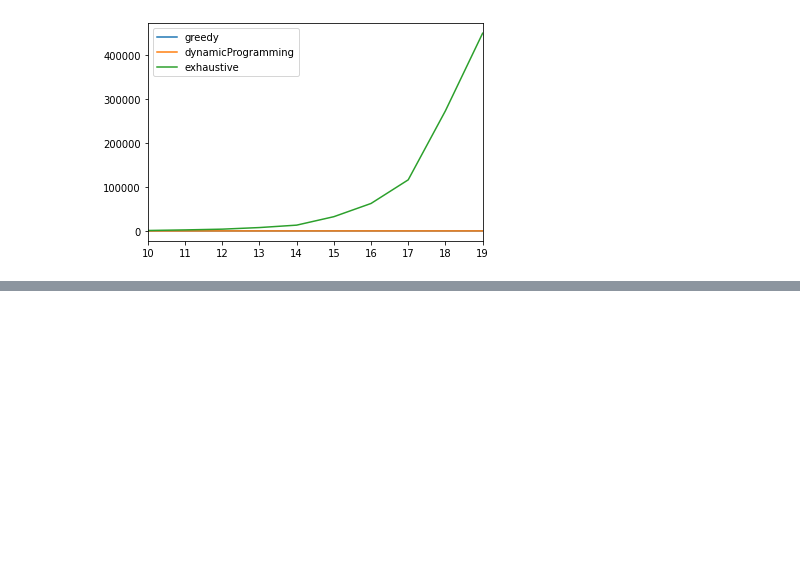
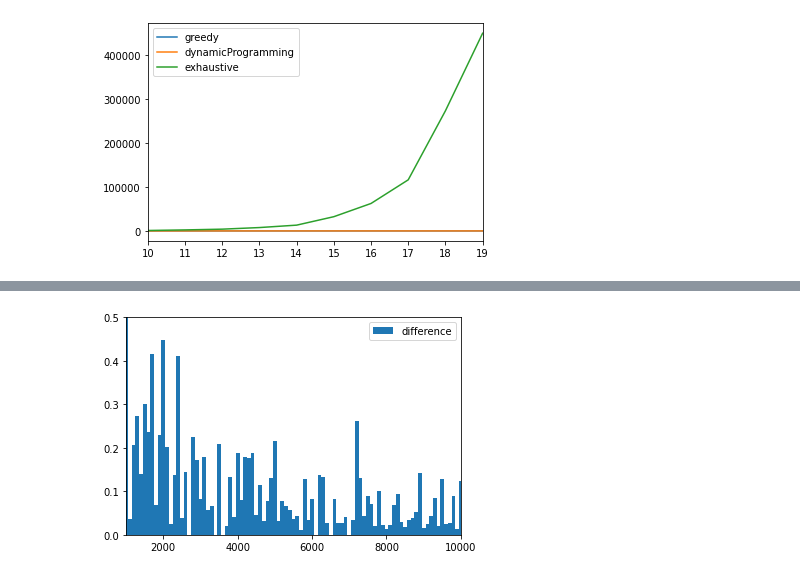
Before and after one commit to LukaszSztukiewicz/AlgorithmicTechniquesComparison, a Jupyter notebook: data/analysis.ipynb, the cells around one changed output, grey strips where cells are left out. Drawn from its saved outputs; the diff is of its cells as text; code cells hidden in the pictures; blank space fills up the shorter version.

```diff
--- a/data/analysis.ipynb
+++ b/data/analysis.ipynb
@@ -24,0 +25,10 @@ plt.savefig(f"./visualisations/time2.pdf", dpi=600)
+# %%
+df = pd.read_csv(f"{data_out_folder}quality.csv")
+df['difference'] = (df.iloc[:, 2] - df.iloc[:, 1])/df.iloc[:, 2]*100 # percent
+plt.bar(df.iloc[:, 0].values, df['difference'].values, label="difference", width=100)
+plt.xlim(999, df.iloc[:, 0].values[-1])
+plt.ylim(0, 0.5)
+plt.legend(loc='best')
+plt.savefig(f"./visualisations/quality.pdf", dpi=600)
+# %% [output]
+[figure, added]
```
Also changed, not shown: parts of 1 cell of this notebook, 16 other files.
